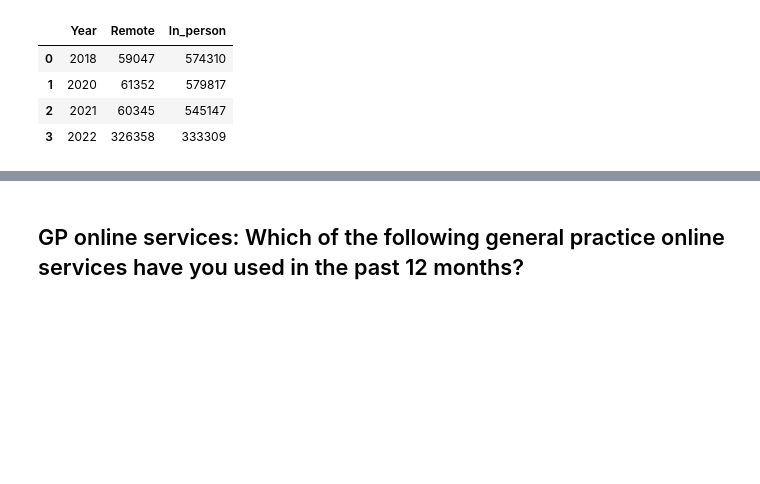
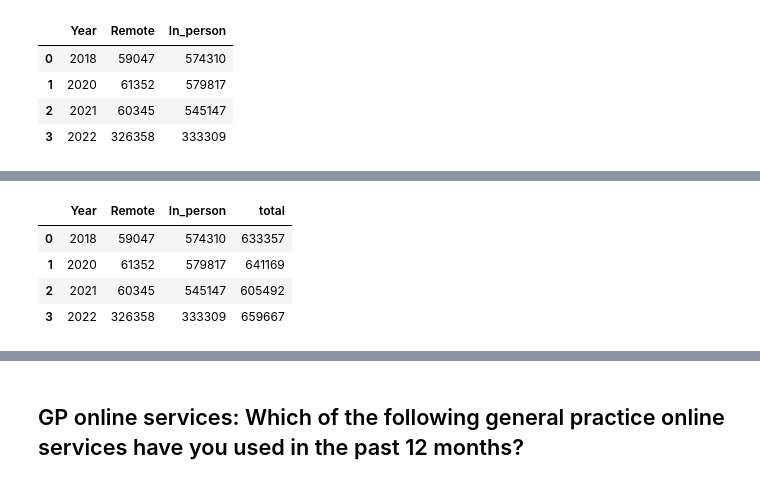
Before and after one commit to nhsx/digital-health-insights, a Jupyter notebook: GP Patient Survey 2021 Data Visualisation.ipynb, the cells around one changed output, grey strips where cells are left out. Drawn from its saved outputs; the diff is of its cells as text; code cells hidden in the pictures; blank space fills up the shorter version.

```diff
--- a/GP Patient Survey 2021 Data Visualisation.ipynb
+++ b/GP Patient Survey 2021 Data Visualisation.ipynb
@@ -76,0 +62,9 @@ figure.show()
+# %%
+comparison_table['total']=  comparison_table.Remote + comparison_table.In_person
+comparison_table
+# %% [output]
+|  | Year | Remote | In_person | total |
+| 0 | 2018 | 59047 | 574310 | 633357 |
+| 1 | 2020 | 61352 | 579817 | 641169 |
+| 2 | 2021 | 60345 | 545147 | 605492 |
+| 3 | 2022 | 326358 | 333309 | 659667 |
```
Also changed, not shown: parts of 5 cells of this notebook.
